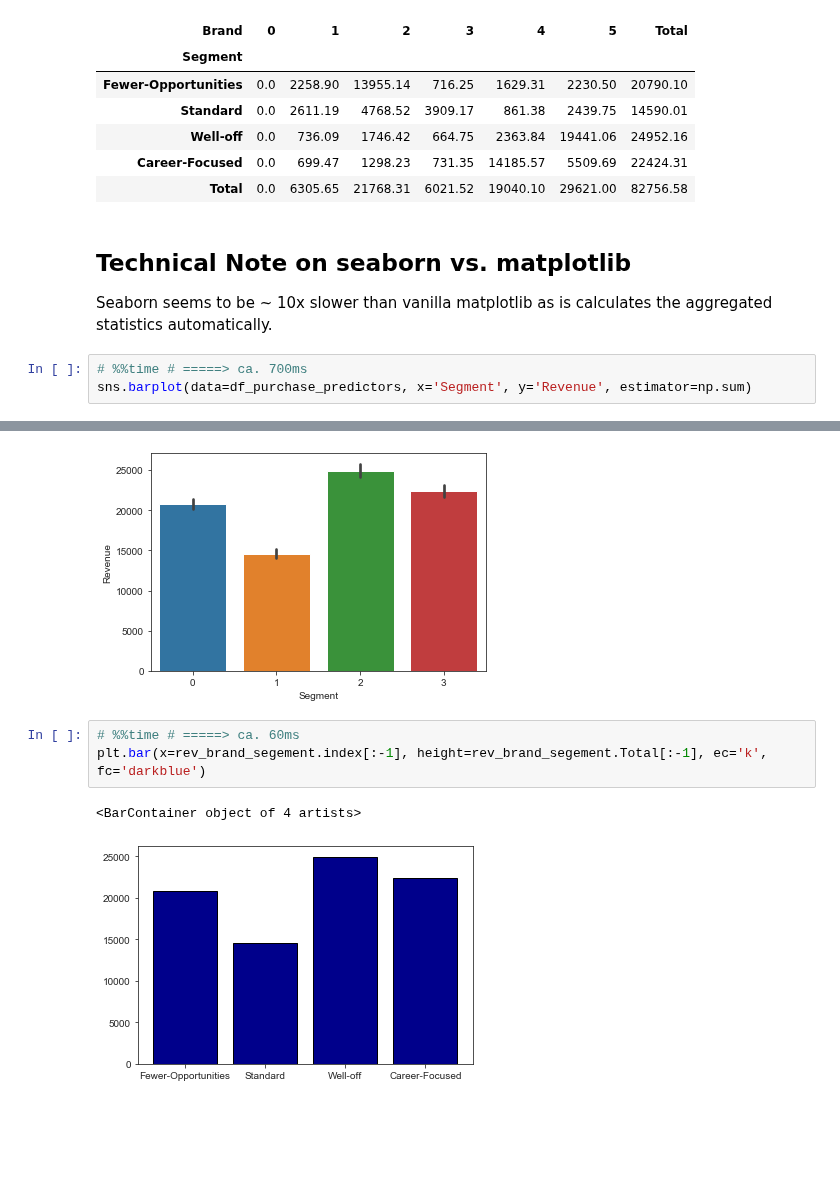
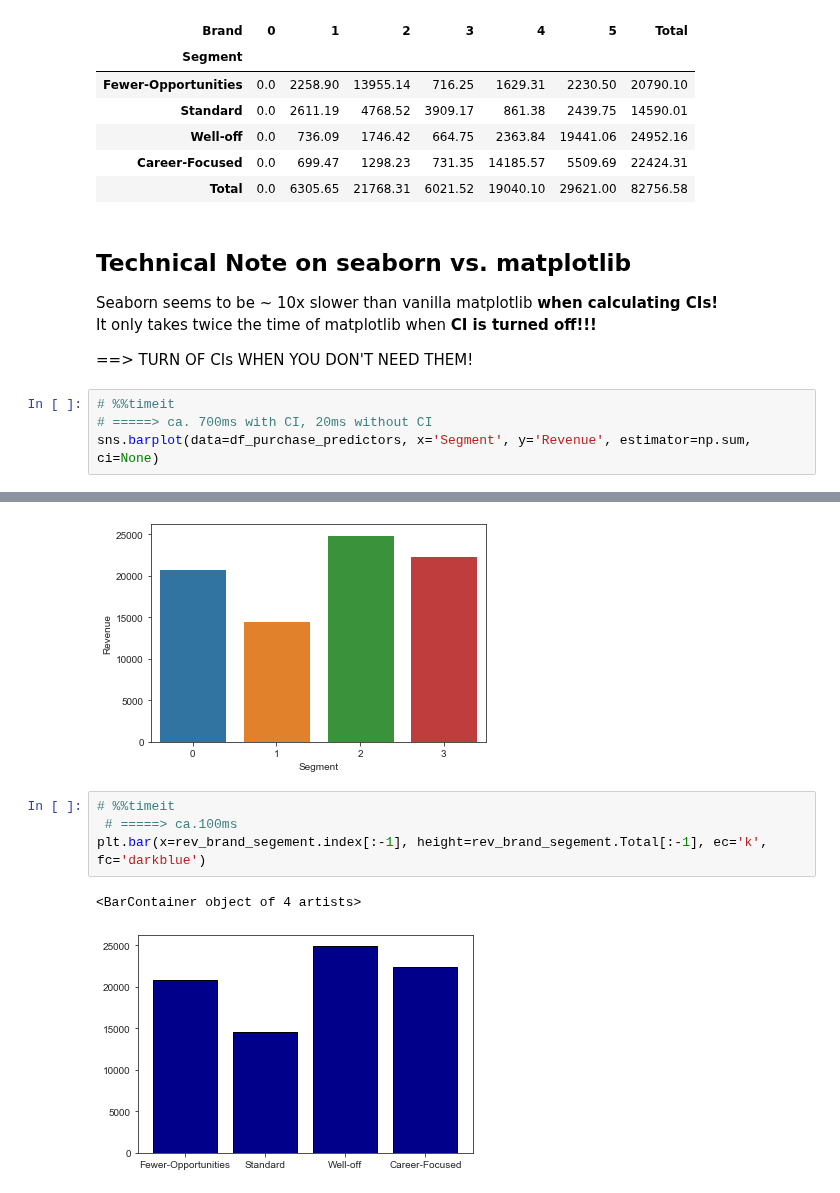
Before and after one commit to moritzwilksch/DataScienceEducation, a Jupyter notebook: 365DataScience/PurchaseAnalytics.ipynb, the cells around one changed output, grey strips where cells are left out. Drawn from its saved outputs; the diff is of its cells as text; blank space fills up the shorter version.

Commit message:
fixed mpl vs seaborn

```diff
--- a/365DataScience/PurchaseAnalytics.ipynb
+++ b/365DataScience/PurchaseAnalytics.ipynb
@@ -284,8 +284,12 @@ rev_brand_segement
 | Total | 0.0 | 6305.65 | 21768.31 | 6021.52 | 19040.10 | 29621.00 | 82756.58 |
 # %% [markdown]
 ## Technical Note on seaborn vs. matplotlib
-Seaborn seems to be ~ 10x slower than vanilla matplotlib as is calculates the aggregated statistics automatically.
+Seaborn seems to be ~ 10x slower than vanilla matplotlib **when calculating CIs!**
+It only takes twice the time of matplotlib when **CI is turned off!!!**
+
+==> TURN OF CIs WHEN YOU DON'T NEED THEM!
 # %%
-# %%time # =====> ca. 700ms
-sns.barplot(data=df_purchase_predictors, x='Segment', y='Revenue', estimator=np.sum)
+# %%timeit
+# =====> ca. 700ms with CI, 20ms without CI
+sns.barplot(data=df_purchase_predictors, x='Segment', y='Revenue', estimator=np.sum, ci=None)
 # %% [output]
@@ -293,6 +297,7 @@ sns.barplot(data=df_purchase_predictors, x='Segment', y='Revenue', estimator=np.
-[figure, old version]
+[figure, new version]
 # %%
-# %%time # =====> ca. 60ms
+# %%timeit
+ # =====> ca.100ms
 plt.bar(x=rev_brand_segement.index[:-1], height=rev_brand_segement.Total[:-1], ec='k', fc='darkblue')
 # %% [output]
 <BarContainer object of 4 artists>
```
Also changed, not shown: parts of 1 cell of this notebook.
